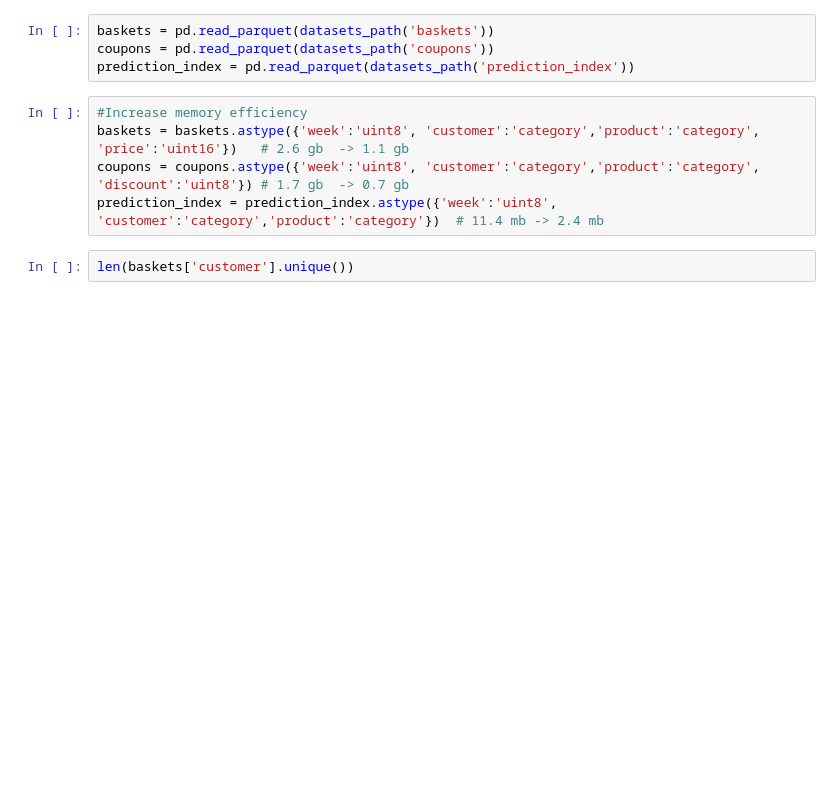
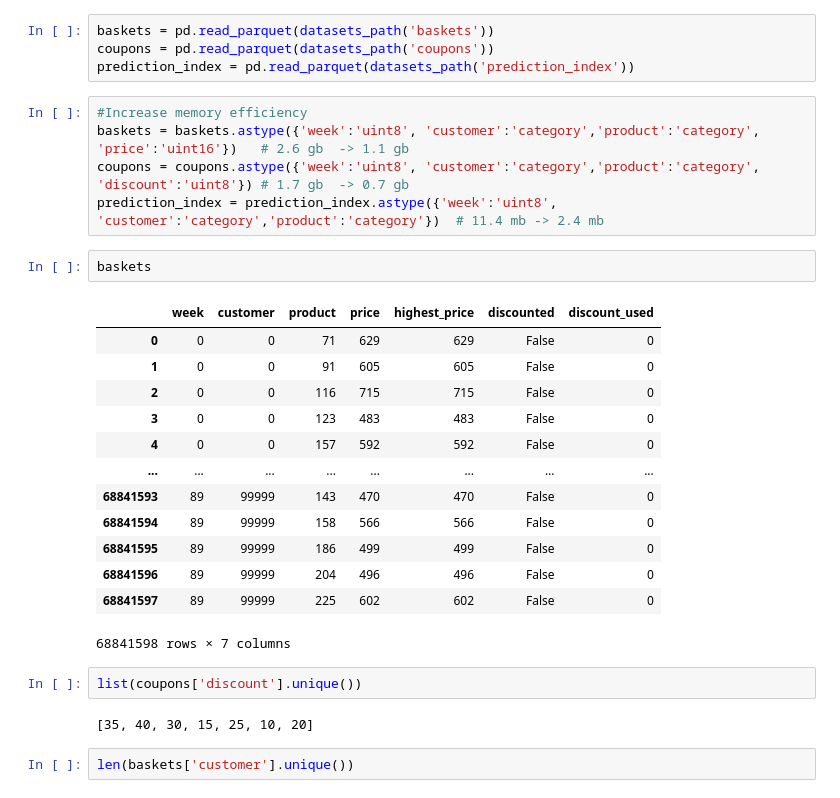
Before and after one commit to stijnbenja/BigData2, a Jupyter notebook: exploration.ipynb, the cells around one changed output. Cells and saved outputs as stored; diff of their text form; blank space fills up the shorter version.

```diff
--- a/exploration.ipynb
+++ b/exploration.ipynb
@@ -14,6 +14,26 @@ prediction_index = pd.read_parquet(datasets_path('prediction_index'))
 baskets = baskets.astype({'week':'uint8', 'customer':'category','product':'category', 'price':'uint16'})   # 2.6 gb  -> 1.1 gb
 coupons = coupons.astype({'week':'uint8', 'customer':'category','product':'category', 'discount':'uint8'}) # 1.7 gb  -> 0.7 gb
 prediction_index = prediction_index.astype({'week':'uint8', 'customer':'category','product':'category'})  # 11.4 mb -> 2.4 mb
+# %%
+baskets
+# %% [output]
+|  | week | customer | product | price | highest_price | discounted | discount_used |
+| 0 | 0 | 0 | 71 | 629 | 629 | False | 0 |
+| 1 | 0 | 0 | 91 | 605 | 605 | False | 0 |
+| 2 | 0 | 0 | 116 | 715 | 715 | False | 0 |
+| 3 | 0 | 0 | 123 | 483 | 483 | False | 0 |
+| 4 | 0 | 0 | 157 | 592 | 592 | False | 0 |
+| ... | ... | ... | ... | ... | ... | ... | ... |
+| 68841593 | 89 | 99999 | 143 | 470 | 470 | False | 0 |
+| 68841594 | 89 | 99999 | 158 | 566 | 566 | False | 0 |
+| 68841595 | 89 | 99999 | 186 | 499 | 499 | False | 0 |
+| 68841596 | 89 | 99999 | 204 | 496 | 496 | False | 0 |
+| 68841597 | 89 | 99999 | 225 | 602 | 602 | False | 0 |
+68841598 rows × 7 columns
+# %%
+list(coupons['discount'].unique())
+# %% [output]
+[35, 40, 30, 15, 25, 10, 20]
 # %%
 len(baskets['customer'].unique())
 # %% [output]
```
Also changed, not shown: parts of 1 cell of this notebook, 1 other file.
